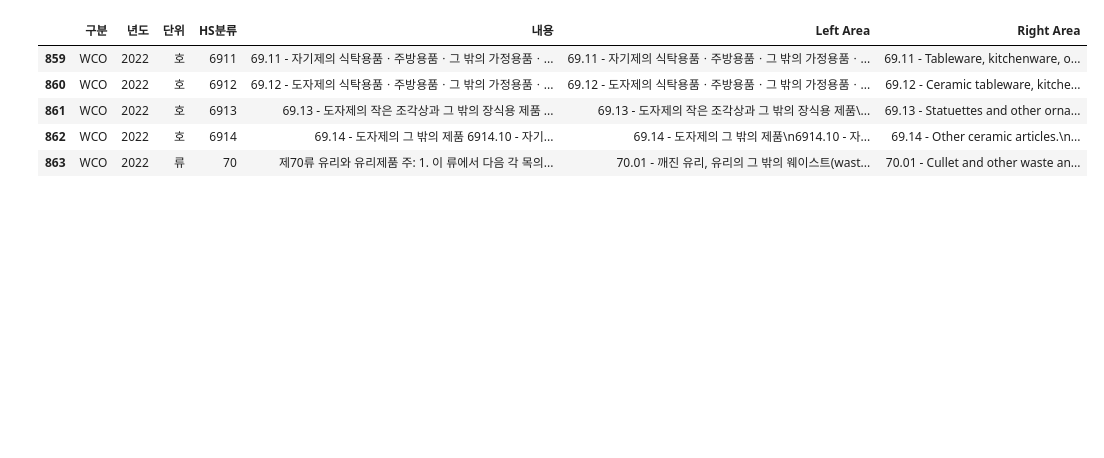
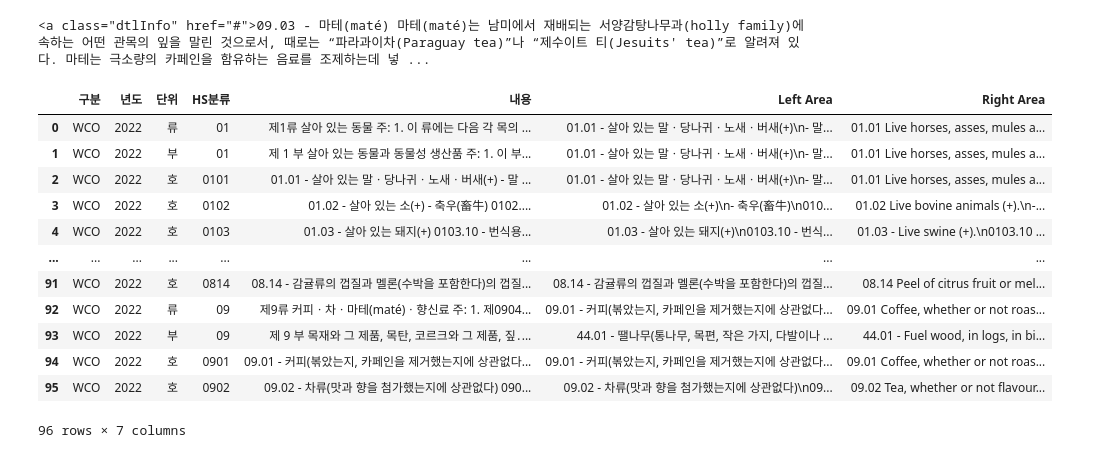
Before and after one commit to linusms/webcrawling, a Jupyter notebook: 관세품목 크롤링 코드_오류.ipynb, the cells around one changed output. Drawn from its saved outputs; the diff is of its cells as text; code cells hidden in the pictures; blank space fills up the shorter version.

```diff
--- a/관세품목 크롤링 코드_오류.ipynb
+++ b/관세품목 크롤링 코드_오류.ipynb
@@ -297,18 +273,0 @@ test1="제70류 유리와 유리제품 주: 1. 이 류에서 다음 각 목의
-# %%
-dtl_element = driver.find_element(By.LINK_TEXT, test1)
-dtl_element.click()
-time.sleep(1)  # Wait for the leftArea and rightArea to load
-
-# Extract text from leftArea
-left_area = driver.find_element(By.ID, 'divLft_tab4')
-left_area_text = left_area.text.strip()
-
-# Extract text from rightArea
-right_area = driver.find_element(By.ID, 'divRght_tab4')
-right_area_text = right_area.text.strip()
-
-# Go back to the main page to continue scraping
-time.sleep(1)  # Wait for the page to load
-
-# Add data to the DataFrame
-data.loc[len(data)] = cols + [left_area_text, right_area_text]
@@ -315,9 +290,20 @@ data.loc[len(data)] = cols + [left_area_text, right_area_text]
+# %%
+dtl_link
+# %% [output]
+<a class="dtlInfo" href="#">09.03 - 마테(maté) 마테(maté)는 남미에서 재배되는 서양감탕나무과(holly family)에 속하는 어떤 관목의 잎을 말린 것으로서, 때로는 “파라과이차(Paraguay tea)”나 “제수이트 티(Jesuits' tea)”로 알려져 있다. 마테는 극소량의 카페인을 함유하는 음료를 조제하는데 넣 ...
 # %%
-data.tail()
+data
 # %% [output]
 |  | 구분 | 년도 | 단위 | HS분류 | 내용 | Left Area | Right Area |
-| 859 | WCO | 2022 | 호 | 6911 | 69.11 - 자기제의 식탁용품ㆍ주방용품ㆍ그 밖의 가정용품ㆍ... | 69.11 - 자기제의 식탁용품ㆍ주방용품ㆍ그 밖의 가정용품ㆍ... | 69.11 - Tableware, kitchenware, o... |
-| 860 | WCO | 2022 | 호 | 6912 | 69.12 - 도자제의 식탁용품ㆍ주방용품ㆍ그 밖의 가정용품ㆍ... | 69.12 - 도자제의 식탁용품ㆍ주방용품ㆍ그 밖의 가정용품ㆍ... | 69.12 - Ceramic tableware, kitche... |
-| 861 | WCO | 2022 | 호 | 6913 | 69.13 - 도자제의 작은 조각상과 그 밖의 장식용 제품 ... | 69.13 - 도자제의 작은 조각상과 그 밖의 장식용 제품\... | 69.13 - Statuettes and other orna... |
-| 862 | WCO | 2022 | 호 | 6914 | 69.14 - 도자제의 그 밖의 제품 6914.10 - 자기... | 69.14 - 도자제의 그 밖의 제품\n6914.10 - 자... | 69.14 - Other ceramic articles.\n... |
-| 863 | WCO | 2022 | 류 | 70 | 제70류 유리와 유리제품 주: 1. 이 류에서 다음 각 목의... | 70.01 - 깨진 유리, 유리의 그 밖의 웨이스트(wast... | 70.01 - Cullet and other waste an... |
+| 0 | WCO | 2022 | 류 | 01 | 제1류 살아 있는 동물 주: 1. 이 류에는 다음 각 목의 ... | 01.01 - 살아 있는 말ㆍ당나귀ㆍ노새ㆍ버새(+)\n- 말... | 01.01 Live horses, asses, mules a... |
+| 1 | WCO | 2022 | 부 | 01 | 제 1 부 살아 있는 동물과 동물성 생산품 주: 1. 이 부... | 01.01 - 살아 있는 말ㆍ당나귀ㆍ노새ㆍ버새(+)\n- 말... | 01.01 Live horses, asses, mules a... |
+| 2 | WCO | 2022 | 호 | 0101 | 01.01 - 살아 있는 말ㆍ당나귀ㆍ노새ㆍ버새(+) - 말 ... | 01.01 - 살아 있는 말ㆍ당나귀ㆍ노새ㆍ버새(+)\n- 말... | 01.01 Live horses, asses, mules a... |
+| 3 | WCO | 2022 | 호 | 0102 | 01.02 - 살아 있는 소(+) - 축우(畜牛) 0102.... | 01.02 - 살아 있는 소(+)\n- 축우(畜牛)\n010... | 01.02 Live bovine animals (+).\n-... |
+| 4 | WCO | 2022 | 호 | 0103 | 01.03 - 살아 있는 돼지(+) 0103.10 - 번식용... | 01.03 - 살아 있는 돼지(+)\n0103.10 - 번식... | 01.03 - Live swine (+).\n0103.10 ... |
+| ... | ... | ... | ... | ... | ... | ... | ... |
+| 91 | WCO | 2022 | 호 | 0814 | 08.14 - 감귤류의 껍질과 멜론(수박을 포함한다)의 껍질... | 08.14 - 감귤류의 껍질과 멜론(수박을 포함한다)의 껍질... | 08.14 Peel of citrus fruit or mel... |
+| 92 | WCO | 2022 | 류 | 09 | 제9류 커피ㆍ차ㆍ마테(maté)ㆍ향신료 주: 1. 제0904... | 09.01 - 커피(볶았는지, 카페인을 제거했는지에 상관없다... | 09.01 Coffee, whether or not roas... |
+| 93 | WCO | 2022 | 부 | 09 | 제 9 부 목재와 그 제품, 목탄, 코르크와 그 제품, 짚․... | 44.01 - 땔나무(통나무, 목편, 작은 가지, 다발이나 ... | 44.01 - Fuel wood, in logs, in bi... |
+| 94 | WCO | 2022 | 호 | 0901 | 09.01 - 커피(볶았는지, 카페인을 제거했는지에 상관없다... | 09.01 - 커피(볶았는지, 카페인을 제거했는지에 상관없다... | 09.01 Coffee, whether or not roas... |
+| 95 | WCO | 2022 | 호 | 0902 | 09.02 - 차류(맛과 향을 첨가했는지에 상관없다) 090... | 09.02 - 차류(맛과 향을 첨가했는지에 상관없다)\n09... | 09.02 Tea, whether or not flavour... |
+96 rows × 7 columns
```
Also changed, not shown: parts of 26 cells of this notebook.
